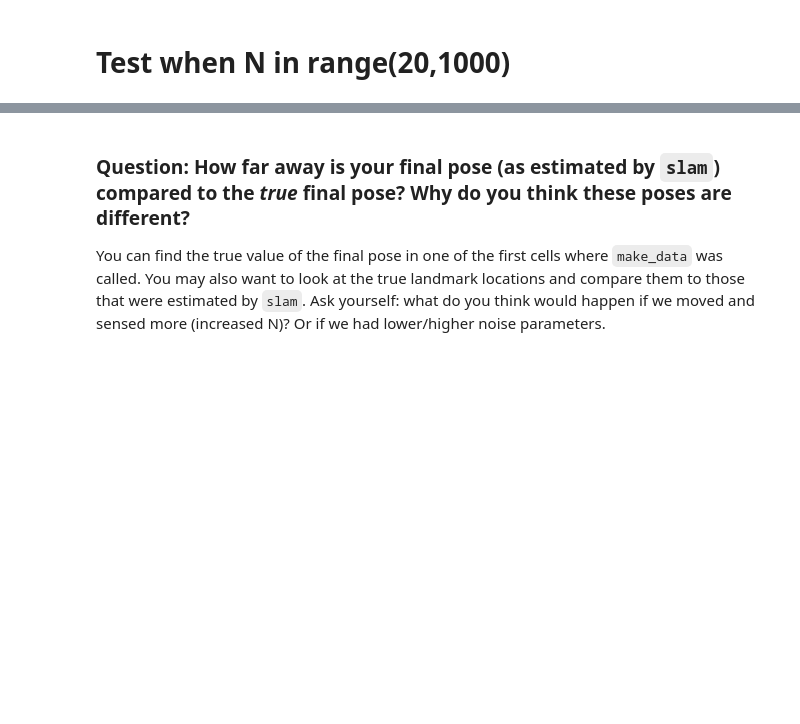
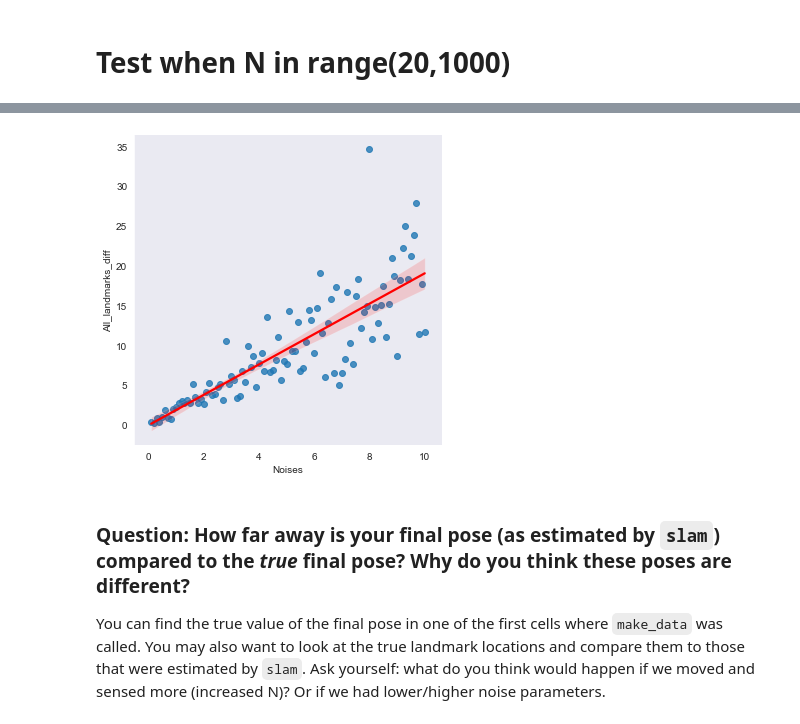
Before and after one commit to Antanskas/SLAM, a Jupyter notebook: 3. Landmark Detection and Tracking.ipynb, the cells around one changed output, grey strips where cells are left out. Cells and saved outputs as stored; diff of their text form; code cells hidden in the pictures; blank space fills up the shorter version.

```diff
--- a/3. Landmark Detection and Tracking.ipynb
+++ b/3. Landmark Detection and Tracking.ipynb
@@ -418,3 +463,9 @@ plt.show()
+# %%
+# Plotting Euclidian distance between true and estimated landmark positions (sum), over over measurement and motion noises
+sns.lmplot(x='Noises', y='All_landmarks_diff', data=df, markers='o', line_kws={'color': 'red'})
+plt.show()
+# %% [output]
+[figure, added]
 # %% [markdown]
 ### Question: How far away is your final pose (as estimated by `slam`) compared to the *true* final pose? Why do you think these poses are different?
 
```
Also changed, not shown: parts of 12 cells of this notebook, 1 other file.
